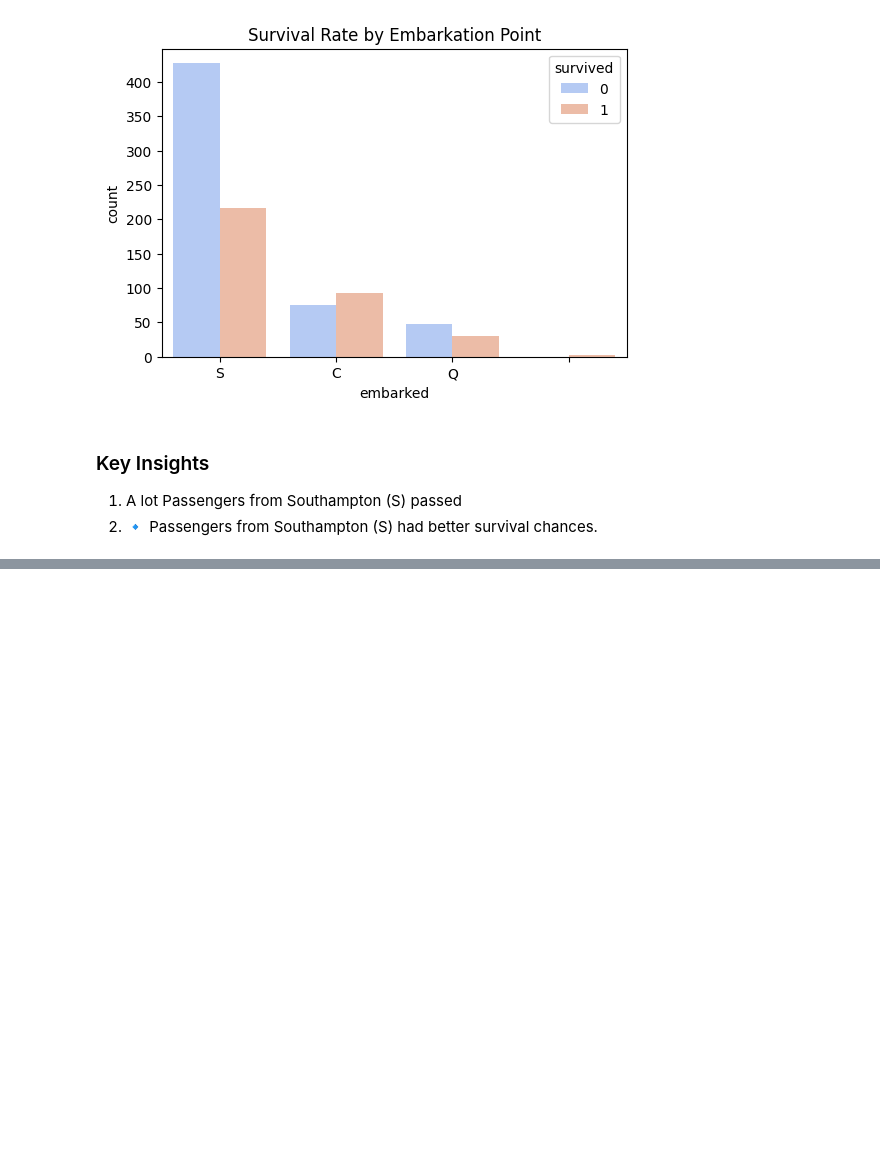
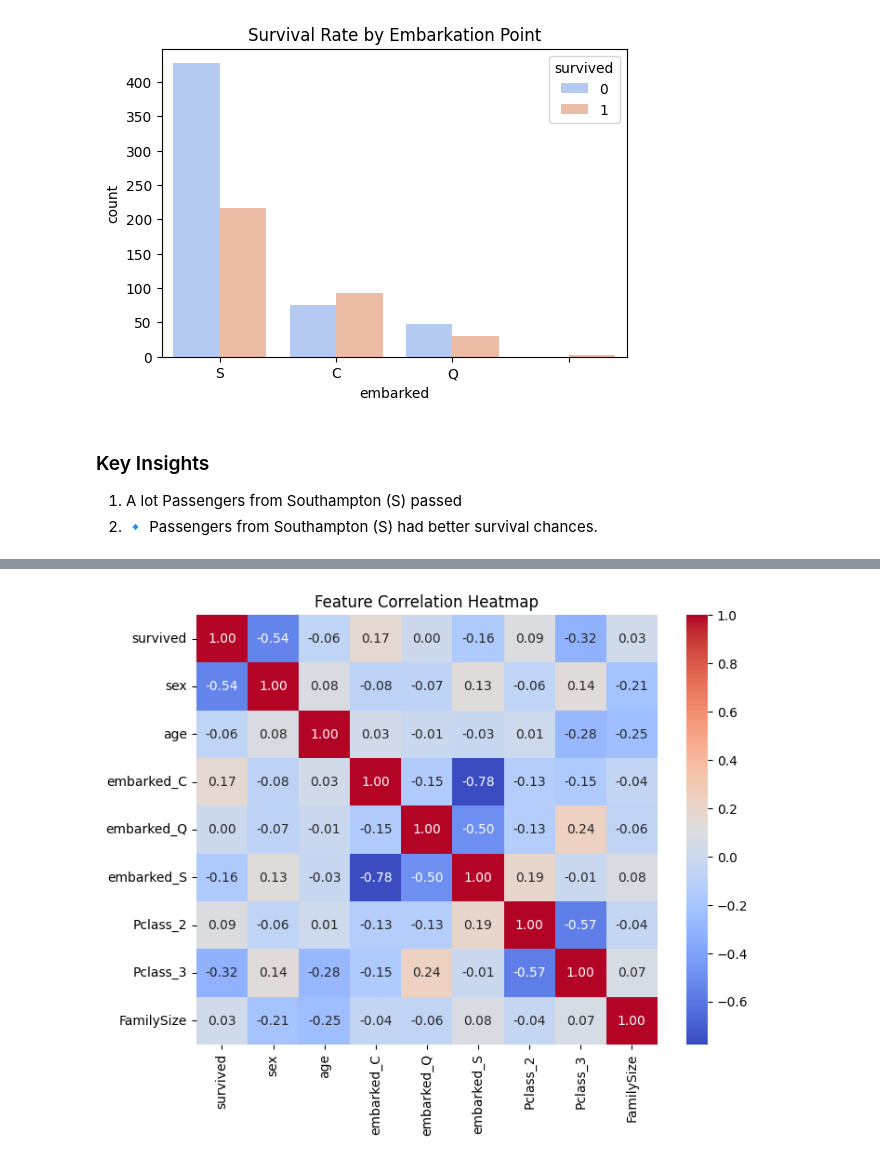
Before and after one commit to Queenzy-Ongeye/TitanicSurvivalAnalysis, a Jupyter notebook: index.ipynb, the cells around one changed output, grey strips where cells are left out. Saved outputs shown, nothing was run; the diff lists cells and outputs as text; code cells hidden in the pictures; blank space fills up the shorter version.

```diff
--- a/index.ipynb
+++ b/index.ipynb
@@ -424,0 +479,4 @@ plt.show()
+# %%
+df_cleaned = pd.concat([df_cleaned, pd.get_dummies(df_cleaned['pclass'], prefix='Pclass', drop_first=True)], axis=1)
+df_cleaned.drop(columns=['pclass'], inplace=True)  # Remove original column
+df_cleaned.head()
@@ -424,0 +492,10 @@ plt.show()
+# %%
+le = LabelEncoder()
+
+# Apply Label Encoding to all categorical columns
+categorical_cols = df_cleaned.select_dtypes(include=['boolean']).columns  # Identify categorical columns
+
+for col in categorical_cols:
+    df_cleaned[col] = le.fit_transform(df_cleaned[col])  # Apply encoding
+
+df_cleaned.head()
@@ -424,0 +510,4 @@ plt.show()
+# %%
+#  new feature added
+df_cleaned['FamilySize'] = df_cleaned['sibsp'] + df_cleaned['parch'] + 1  # +1 for the passenger themselves
+df_cleaned.head()
@@ -424,0 +521,5 @@ plt.show()
+# %%
+# dropping sibsp, parch, and fare
+drop_list2 = ['sibsp', 'parch', 'fare']
+df_cleaned  = df_cleaned.drop(columns= drop_list2, axis=1)
+df_cleaned.head()
@@ -424,0 +533,8 @@ plt.show()
+# %%
+# correlation Matrix
+corr  = df_cleaned.corr()
+plt.figure(figsize=(8, 6))
+sns.heatmap(corr, annot=True, cmap='coolwarm', fmt=".2f")
+plt.title('Feature Correlation Heatmap')
+plt.show()
+# %% [output]
@@ -424,0 +545 @@ plt.show()
+[figure, added]
```
Also changed, not shown: parts of 43 cells of this notebook.
